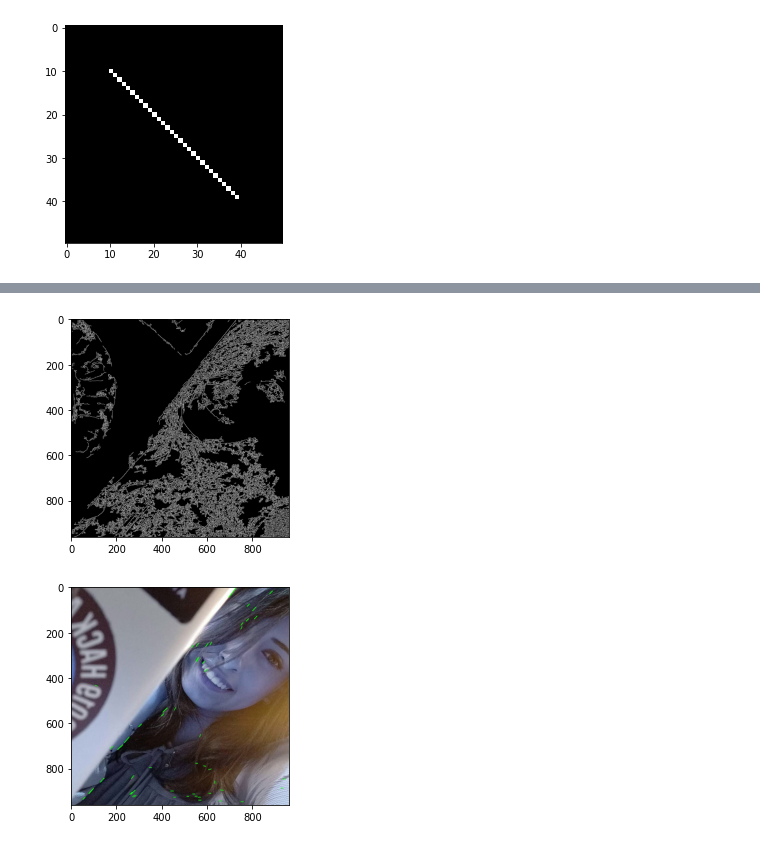
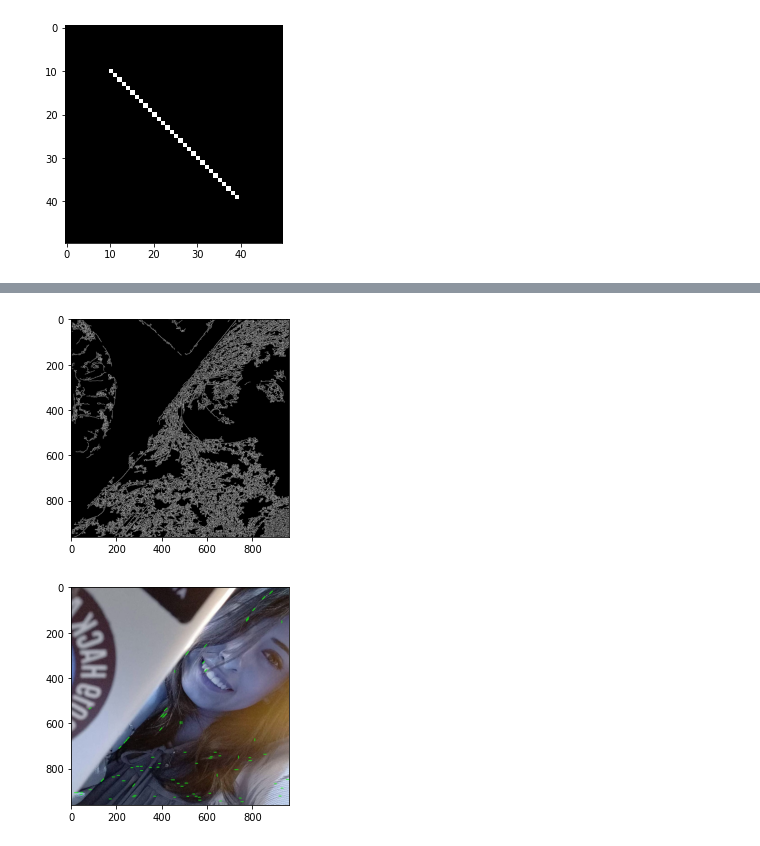
Before and after one commit to mernaadell/Computer-Vision, a Jupyter notebook: Hough_Transform.ipynb, the cells around one changed output, grey strips where cells are left out. Cells and saved outputs as stored; diff of their text form; code cells hidden in the pictures.

```diff
--- a/Hough_Transform.ipynb
+++ b/Hough_Transform.ipynb
@@ -124,28 +129,28 @@ def rho2intercept(theta, rho):
 # %%
 import cv2
 import numpy as np
 
 img = cv2.imread('merna.jpg')
 gray = cv2.cvtColor(img, cv2.COLOR_BGR2GRAY)
 edges = cv2.Canny(gray, 10, 150, apertureSize=3)
 #now i have biar image
 
 plt.imshow(edges,cmap='gray')
 plt.show()
 cv2.waitKey(0)
 minLineLength = 100
 maxLineGap = 10
-lines = cv2.HoughLinesP(edges, 1, np.pi / 180, 100, minLineLength, maxLineGap)
+lines = cv2.HoughLinesP(edges, 2, np.pi / 180, 300, minLineLength, maxLineGap)
 for line in lines:
     for x1, y1, x2, y2 in line:
         cv2.line(img, (x1, y1), (x2, y2), (0, 255, 0), 2)
 
 cv2.imwrite('houghlines5.jpg', img)
 
 new = cv2.imread('houghlines5.jpg')
 plt.imshow(new)
 plt.show()
 # %% [output]
 [figure]
-[figure, old version]
+[figure, new version]
 # %%
```
Also changed, not shown: parts of 3 cells of this notebook.
